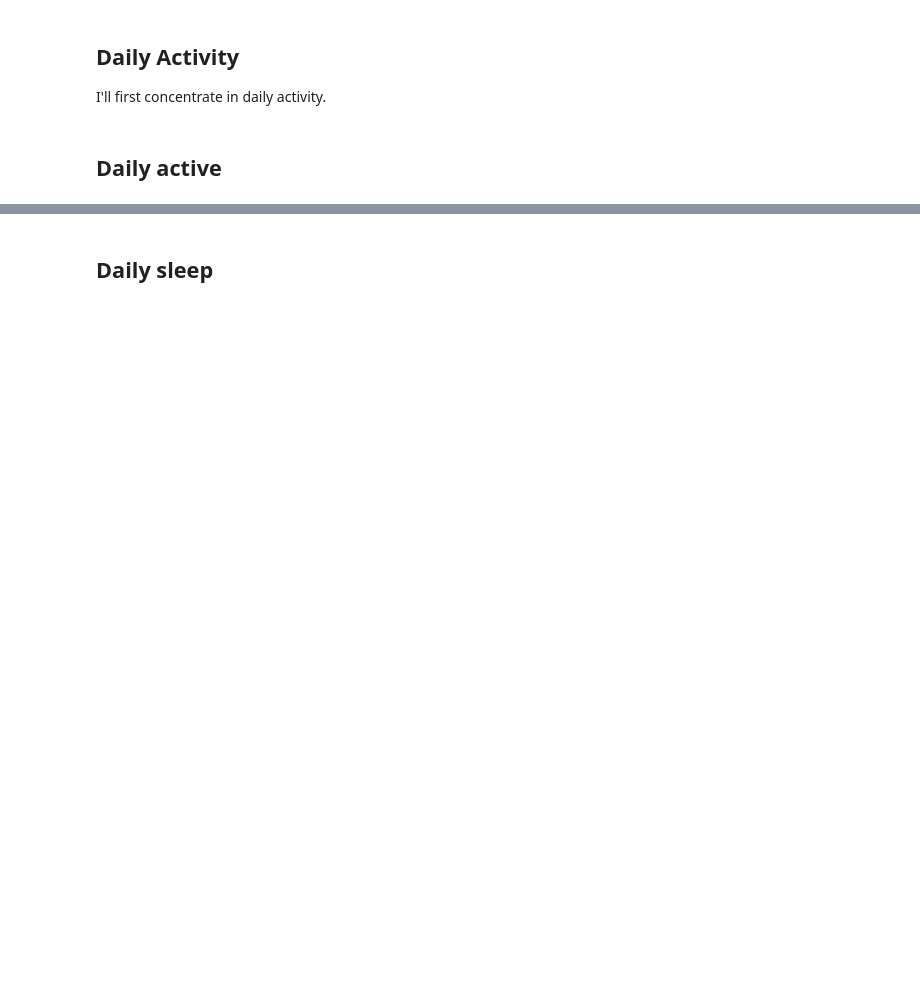
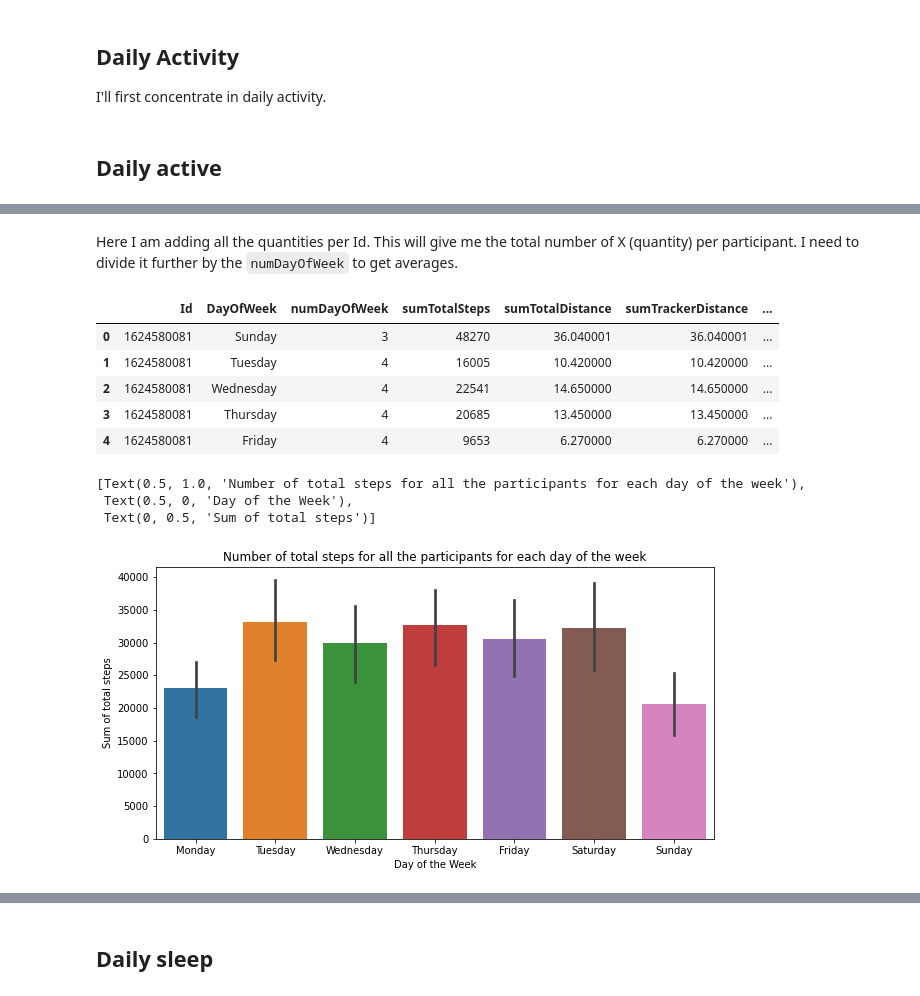
Before and after one commit to alefisico/GoogleCapstoneBellabeat, a Jupyter notebook: notebooks/fitabase-dataset-analyzing-capstone-bellabeat.ipynb, the cells around one changed output, grey strips where cells are left out. Drawn from its saved outputs; the diff is of its cells as text; code cells hidden in the pictures; blank space fills up the shorter version.

```diff
--- a/notebooks/fitabase-dataset-analyzing-capstone-bellabeat.ipynb
+++ b/notebooks/fitabase-dataset-analyzing-capstone-bellabeat.ipynb
@@ -76,40 +110,78 @@ sns.regplot(data=sumDailyActivity,
+# %% [markdown]
+Here I am adding all the quantities per Id. This will give me the total number of X (quantity) per participant. I need to divide it further by the `numDayOfWeek` to get averages.
 # %%
 query = f"""
+WITH dailyActivity AS (
+    SELECT
+        Id,
+        FORMAT_DATE('%A', ActivityDate) AS DayOfWeek,
+        COUNT(Id) AS numDayOfWeek,
+        SUM(TotalSteps) AS sumTotalSteps,
+        SUM(TotalDistance) AS sumTotalDistance,
+        SUM(TrackerDistance) AS sumTrackerDistance,
+        SUM(LoggedActivitiesDistance) AS sumLoggedActivitiesDistance,
+        SUM(VeryActiveDistance) AS sumVeryActiveDistance,
+        SUM(ModeratelyActiveDistance) AS sumModeratelyActiveDistance,
+        SUM(LightActiveDistance) AS sumLightActiveDistance,
+        SUM(SedentaryActiveDistance) AS sumSedentaryActiveDistance,
+        SUM(VeryActiveMinutes) AS sumVeryActiveMinutes,
+        SUM(FairlyActiveMinutes) AS sumFairlyActiveMinutes,
+        SUM(LightlyActiveMinutes) AS sumLightlyActiveMinutes,
+        SUM(SedentaryMinutes) AS sumSedentaryMinutes,
+        SUM(Calories) AS sumCalories
+    FROM `{projectID}.{datasetID}.dailyActivity`
+    WHERE (ActivityDate BETWEEN '2016-04-12' AND '2016-05-07')
+        AND (Id NOT IN (4057192912, 3372868164, 8253242879, 2347167796))
+    GROUP BY Id, DayOfWeek
+    ORDER BY Id, DayOfWeek
+)
 SELECT
-    Id,
-    FORMAT_DATE('%A', ActivityDate) AS DayOfWeek,
-    COUNT(Id) AS numDayOfWeek,
-    SUM(TotalSteps) AS sumTotalSteps,
-    SUM(TotalDistance) AS sumTotalDistance,
-    SUM(TrackerDistance) AS sumTrackerDistance,
-    SUM(LoggedActivitiesDistance) AS sumLoggedActivitiesDistance,
-    SUM(VeryActiveDistance) AS sumVeryActiveDistance,
-    SUM(ModeratelyActiveDistance) AS sumModeratelyActiveDistance,
-    SUM(LightActiveDistance) AS sumLightActiveDistance,
-    SUM(SedentaryActiveDistance) AS sumSedentaryActiveDistance,
-    SUM(VeryActiveMinutes) AS sumVeryActiveMinutes,
-    SUM(FairlyActiveMinutes) AS sumFairlyActiveMinutes,
-    SUM(LightlyActiveMinutes) AS sumLightlyActiveMinutes,
-    SUM(SedentaryMinutes) AS sumSedentaryMinutes,
-    SUM(Calories) AS sumCalories
-FROM `{projectID}.{datasetID}.dailyActivity`
-WHERE (ActivityDate BETWEEN '2016-04-12' AND '2016-05-07')
-    AND (Id NOT IN (4057192912, 3372868164, 8253242879, 2347167796))
-GROUP BY Id, DayOfWeek
-ORDER BY Id, DayOfWeek
+    dailyActivity.*,
+    CAST(dailyActivity.Id AS STRING) AS newId,
+    t.activeLevel
+FROM dailyActivity
+INNER JOIN (
+    SELECT
+        Id,
+        COUNT(ActivityDate) AS countDay,
+        CASE
+            WHEN AVG(TotalSteps) < 5000 THEN 'Sedentary'
+            WHEN AVG(TotalSteps) < 7500 THEN 'Low Active'
+            WHEN AVG(TotalSteps) < 10000 THEN 'Somewhat Active'
+            WHEN AVG(TotalSteps) < 12500 THEN 'Active'
+            WHEN AVG(TotalSteps) > 12500 THEN 'Highly Active'
+        END AS activeLevel
+    FROM `{projectID}.{datasetID}.dailyActivity`
+    WHERE ActivityDate BETWEEN '2016-04-12' AND '2016-05-07'
+        AND (Id NOT IN (4057192912, 3372868164, 8253242879, 2347167796))
+    GROUP BY Id
+    --HAVING countDay > 20
+) AS t ON dailyActivity.Id = t.Id
 """
 
 query_job = client.query(query)
 dataWeekly = query_job.to_dataframe()
 display(dataWeekly.head())
+dataWeekly.to_csv('fitabase_dataWeekly.csv', index=False)
 
 plt.figure(figsize=(10,5))
 sns.barplot(data=dataWeekly,
              x='DayOfWeek', y='sumTotalSteps',
             order=['Monday', 'Tuesday', 'Wednesday', 'Thursday', 'Friday', 'Saturday', 'Sunday'],
            ).set(title='Number of total steps for all the participants for each day of the week',
                  xlabel="Day of the Week", ylabel='Sum of total steps'
                 )
+# %% [output]
+|  | Id | DayOfWeek | numDayOfWeek | sumTotalSteps | sumTotalDistance | sumTrackerDistance | ... |
+| 0 | 1624580081 | Sunday | 3 | 48270 | 36.040001 | 36.040001 | ... |
+| 1 | 1624580081 | Tuesday | 4 | 16005 | 10.420000 | 10.420000 | ... |
+| 2 | 1624580081 | Wednesday | 4 | 22541 | 14.650000 | 14.650000 | ... |
+| 3 | 1624580081 | Thursday | 4 | 20685 | 13.450000 | 13.450000 | ... |
+| 4 | 1624580081 | Friday | 4 | 9653 | 6.270000 | 6.270000 | ... |
+[Text(0.5, 1.0, 'Number of total steps for all the participants for each day of the week'),
+ Text(0.5, 0, 'Day of the Week'),
+ Text(0, 0.5, 'Sum of total steps')]
+[figure, added]
 # %%
 query = f"""
 SELECT
```
Also changed, not shown: parts of 29 cells of this notebook, 2 other files.
